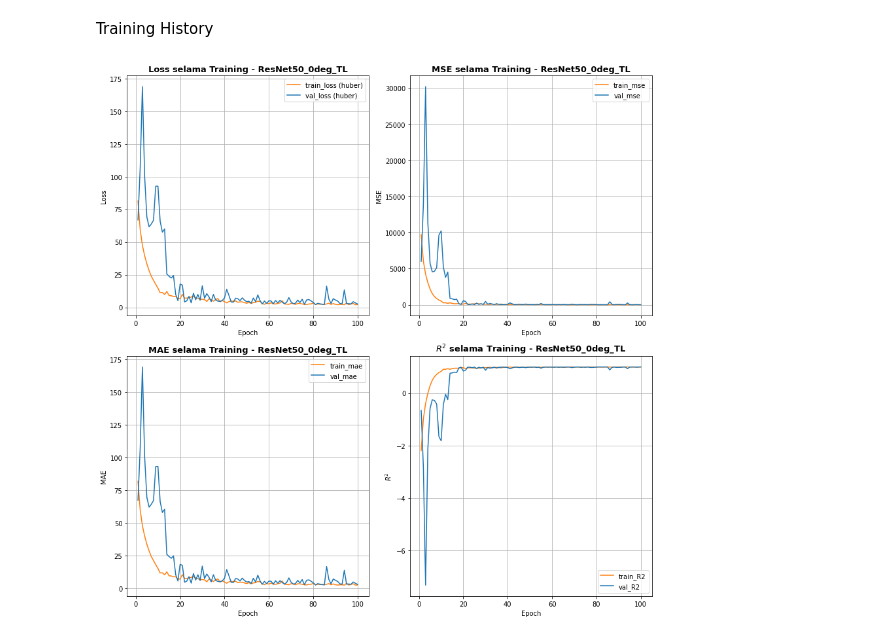
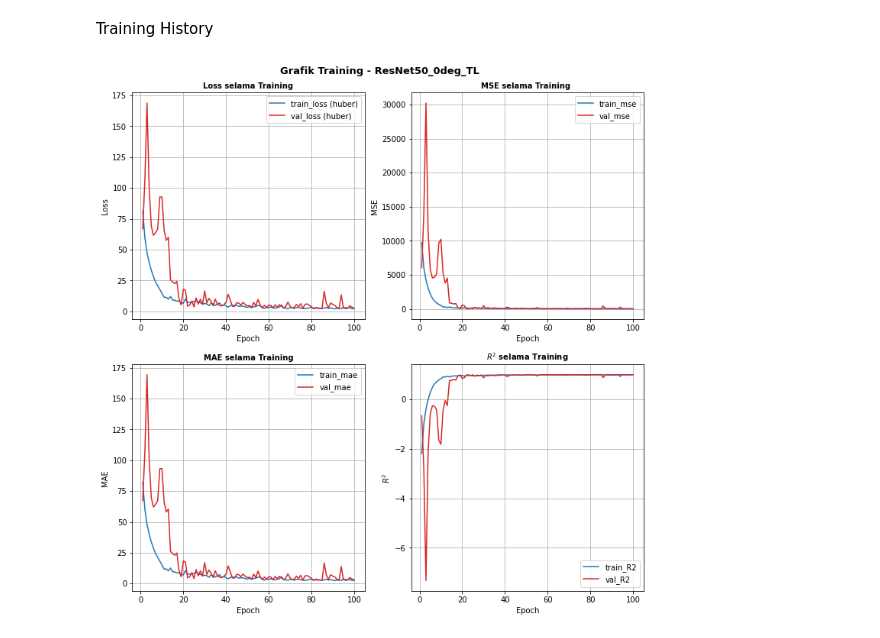
Before and after one commit to naufalhisyam/WaterTurbidityPred, a Jupyter notebook: Utils/evaluate_model.ipynb, the cells around one changed output. Saved outputs shown, nothing was run; the diff lists cells and outputs as text; code cells hidden in the pictures.

Commit message:
fixed error

```diff
--- a/Utils/evaluate_model.ipynb
+++ b/Utils/evaluate_model.ipynb
@@ -176,44 +178,45 @@ val_ms_error = history['val_mse']
 epochs = range(1, len(loss) + 1)
 
 f, axs = plt.subplots(2, 2, figsize=(12,12))
-f.suptitle(f'Grafik Training - {name}', fontsize=13, fontweight='bold')
-axs[0][0].plot(epochs, loss, 'tab:green', label='train_loss (huber)')
+
+axs[0][0].plot(epochs, loss, 'tab:blue', label='train_loss (huber)')
 axs[0][0].plot(epochs, val_loss, 'tab:red', label='val_loss (huber)')
 axs[0][0].set_title('Loss selama Training', fontsize=10, fontweight='bold')
 axs[0][0].set_xlabel('Epoch')
 axs[0][0].set_ylabel('Loss')
 axs[0][0].legend(facecolor='white')
 axs[0][0].grid()
 
-axs[0][1].plot(epochs, ms_error, 'tab:green', label='train_mse')
+axs[0][1].plot(epochs, ms_error, 'tab:blue', label='train_mse')
 axs[0][1].plot(epochs, val_ms_error, 'tab:red', label='val_mse')
 axs[0][1].set_title('MSE selama Training ', fontsize=10, fontweight='bold')
 axs[0][1].set_xlabel('Epoch')
 axs[0][1].set_ylabel('MSE')
 axs[0][1].legend(facecolor='white')
 axs[0][1].grid()
 
-axs[1][0].plot(epochs, ma_error, 'tab:green', label='train_mae')
+axs[1][0].plot(epochs, ma_error, 'tab:blue', label='train_mae')
 axs[1][0].plot(epochs, val_ma_error, 'tab:red', label='val_mae')
 axs[1][0].set_title('MAE selama Training', fontsize=10, fontweight='bold')
 axs[1][0].set_xlabel('Epoch')
 axs[1][0].set_ylabel('MAE')
 axs[1][0].legend(facecolor='white')
 axs[1][0].grid()
 
-axs[1][1].plot(epochs, r2, 'tab:green', label='train_R2')
+axs[1][1].plot(epochs, r2, 'tab:blue', label='train_R2')
 axs[1][1].plot(epochs, val_r2, 'tab:red', label='val_R2')
-axs[1][1].set_title('$\textbf{R^2}$ selama Training', fontsize=10, fontweight='bold')
+axs[1][1].set_title(r'$R^2$ selama Training', fontsize=10, fontweight='bold')
 axs[1][1].set_xlabel('Epoch')
-axs[1][1].set_ylabel('$\textbf{R^2}$')
+axs[1][1].set_ylabel(r'$R^2$')
 axs[1][1].legend(facecolor='white')
 axs[1][1].grid()
 
-plt.tight_layout()
+#plt.tight_layout()
+f.suptitle(f'Grafik Training - {name}', fontsize=13, fontweight='bold', y=0.92)
 plt.savefig(f'plots/{name}/trainPlot_{name}.png', dpi=150)
 plt.show()
 # %% [output]
-[figure, old version]
+[figure, new version]
 # %%
 save_path = f"/content/gdrive/MyDrive/MODEL BERHASIL/Plots"
 if not os.path.exists(save_path):
```
Also changed, not shown: parts of 8 cells of this notebook.
